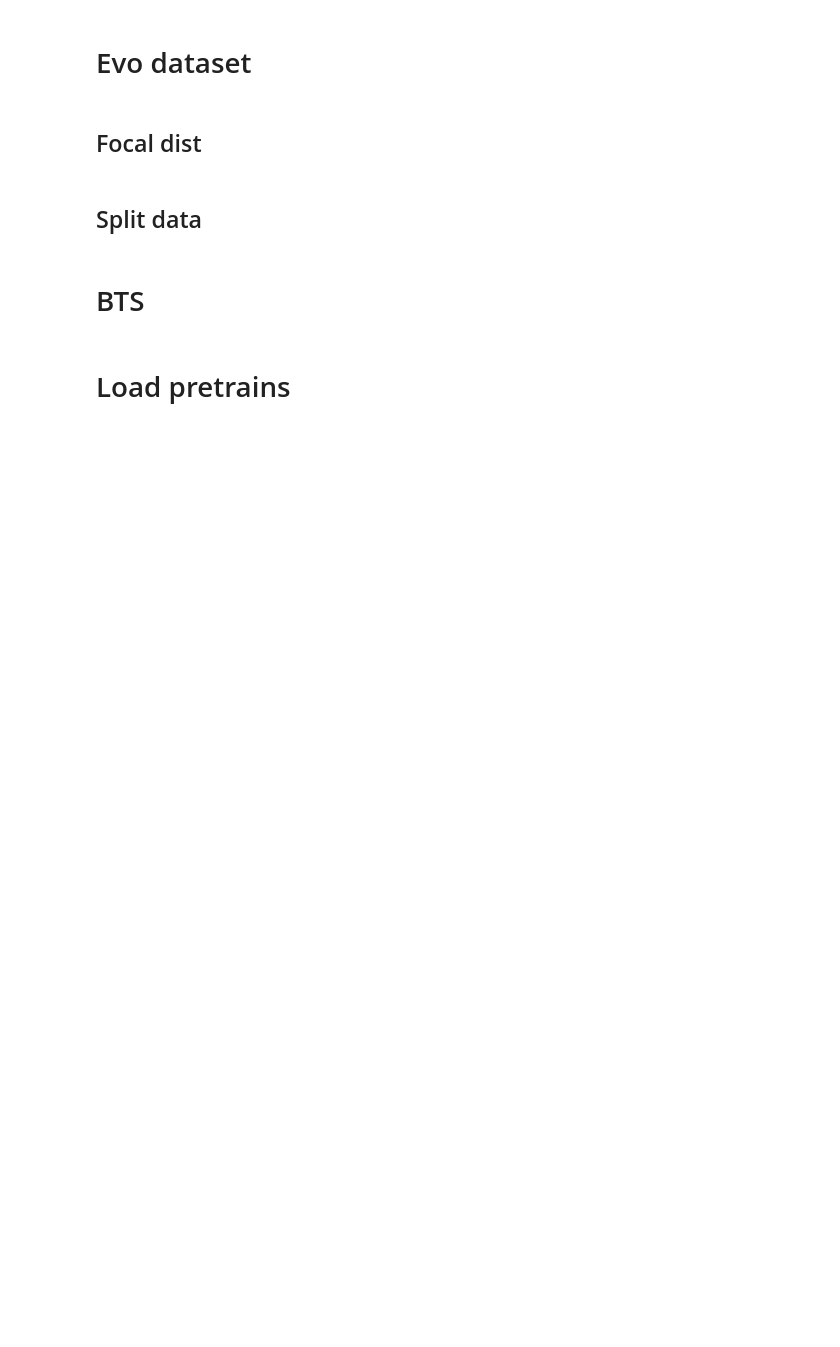
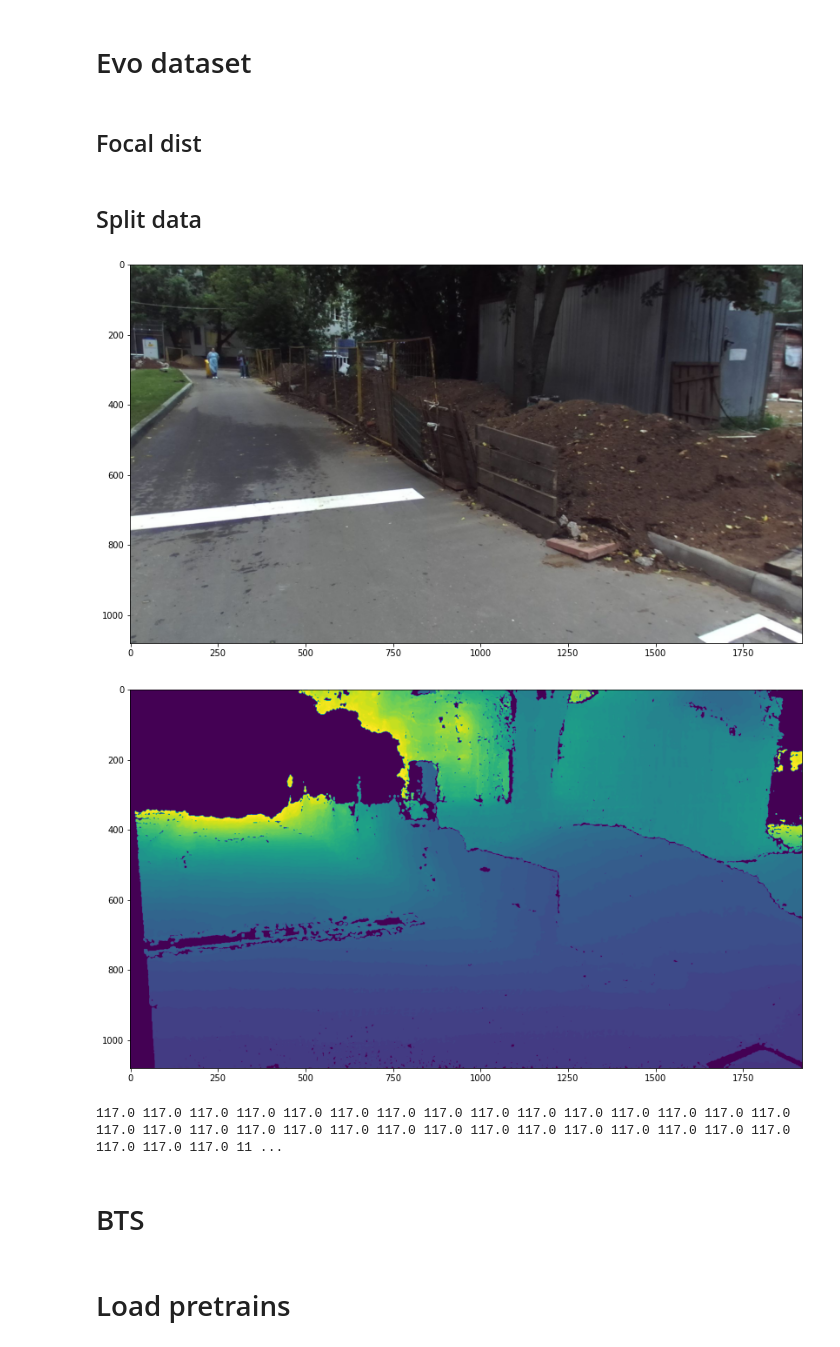
Before and after one commit to korshunovdv/monocular_depth_estimation, a Jupyter notebook: bts_train.ipynb, the cells around one changed output. Drawn from its saved outputs; the diff is of its cells as text; code cells hidden in the pictures; blank space fills up the shorter version.

```diff
--- a/bts_train.ipynb
+++ b/bts_train.ipynb
@@ -177,6 +184,7 @@ import pandas as pd
 
 evo_dir = Path("/home/dvkorshunov/mono_depth/monocular_depth_estimation/datasets/bags_historical")
 data = pd.read_csv(evo_dir / "markup.csv")
+data = data[data.depth_fname.notna()]
 # %%
 scenes = data.image.str.rsplit("_", n=2, expand=True)[0].str.split("/", n=1, expand=True)[1].unique()
 
@@ -205,3 +233,41 @@ splited[splited.split == "train"][columns].to_csv(
+# %%
+import matplotlib.pyplot as plt
+from PIL import Image
+
+num = 500
+img_fname = evo_dir / splited.image[num]
+depth_fname = evo_dir / splited.depth[num]
+image = Image.open(img_fname)
+depth = Image.open(depth_fname)
+plt.figure(figsize=(14, 8))
+plt.imshow(image)
+plt.show()
+plt.figure(figsize=(14, 8))
+plt.imshow(depth)
+plt.show()
+# %% [output]
+[figure, added]
+[figure, added]
+# %%
+import matplotlib.pyplot as plt
+from PIL import Image
+
+for row in splited.itertuples():
+    img_fname = evo_dir / row.image
+    depth_fname = evo_dir / row.depth
+    depth = Image.open(depth_fname)
+    depth_gt = np.asarray(depth, dtype=np.float32)
+    print(depth_gt.max(), end=" ")
+    if depth_gt.max() < 1:
+        image = Image.open(img_fname)
+        plt.figure(figsize=(14, 8))
+        plt.imshow(image)
+        plt.show()
+        plt.figure(figsize=(14, 8))
+        plt.imshow(depth)
+        plt.show()
+# %% [output]
+117.0 117.0 117.0 117.0 117.0 117.0 117.0 117.0 117.0 117.0 117.0 117.0 117.0 117.0 117.0 117.0 117.0 117.0 117.0 117.0 117.0 117.0 117.0 117.0 117.0 117.0 117.0 117.0 117.0 117.0 117.0 117.0 117.0 11 ...
 # %% [markdown]
 # BTS
 # %%
```
Also changed, not shown: parts of 21 cells of this notebook, 1 other file.
